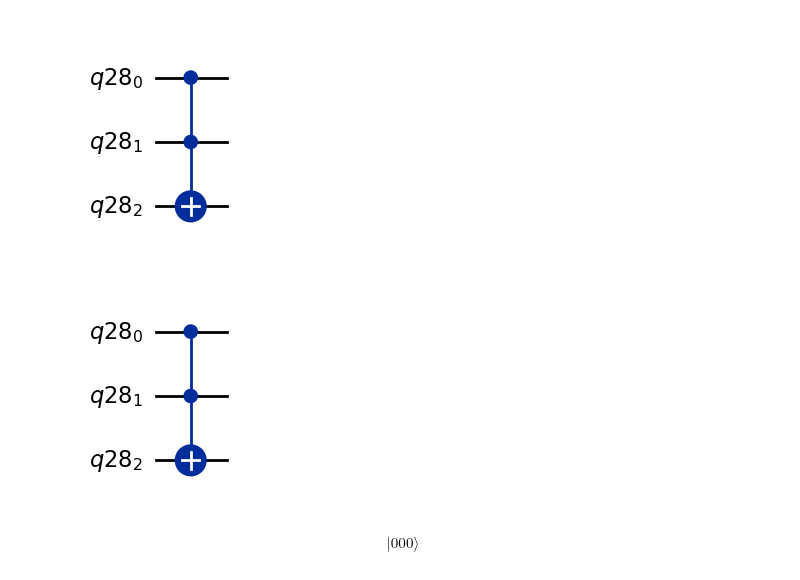
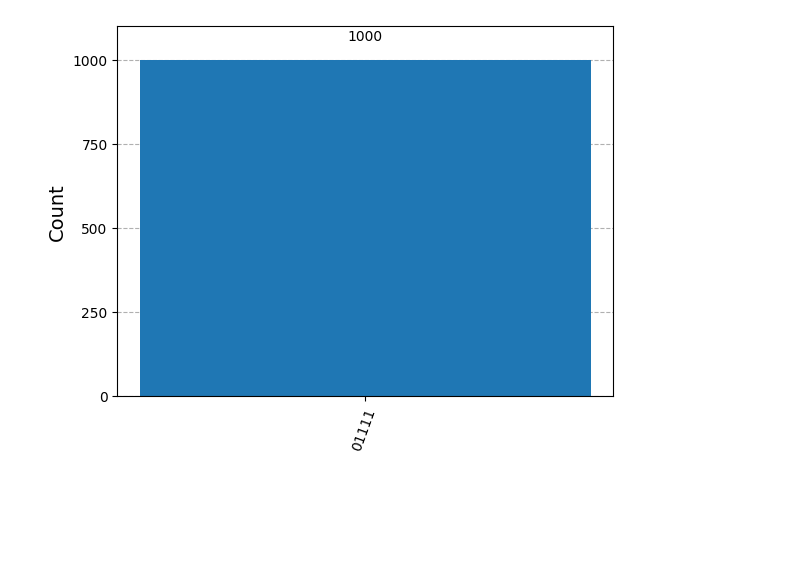
Before and after one commit to Ahmedtawfiiiq/Quantum-Computing, a Jupyter notebook: test.ipynb, the cells around one changed output. Drawn from its saved outputs; the diff is of its cells as text; code cells hidden in the pictures; blank space fills up the shorter version.

```diff
--- a/test.ipynb
+++ b/test.ipynb
@@ -2,28 +2,14 @@
 from qiskit import QuantumCircuit, QuantumRegister
 from qiskit_aer import AerSimulator
 from qiskit.compiler import transpile
-
-qreg = QuantumRegister(3)
-qc = QuantumCircuit(qreg)
-qc.ccx(qreg[0], qreg[1], qreg[2])
-display(qc.draw(output="mpl"))
-simulator = AerSimulator()
-qc_transpiled = transpile(qc, simulator)
-display(qc_transpiled.draw(output="mpl"))
-# %% [output]
-[figure, removed]
-[figure, removed]
-# %%
-from qiskit.quantum_info import Statevector
-
-sv = Statevector(qc_transpiled)
-sv.draw("latex")
-# %% [output]
-$$ |000\rangle$$
 # %%
-# from qiskit_aer import AerSimulator
-# from qiskit.visualization import plot_histogram
+from qiskit_aer import AerSimulator
+from qiskit.visualization import plot_histogram
 
-# job = AerSimulator().run(qc_transpiled,shots=1000)
-# counts = job.result().get_counts(qc_transpiled)
-# plot_histogram(counts)
+
+
+job = AerSimulator().run(new_qc,shots=1000)
+counts = job.result().get_counts(new_qc)
+plot_histogram(counts)
+# %% [output]
+[figure, added]
```
Also changed, not shown: 11 other files.
